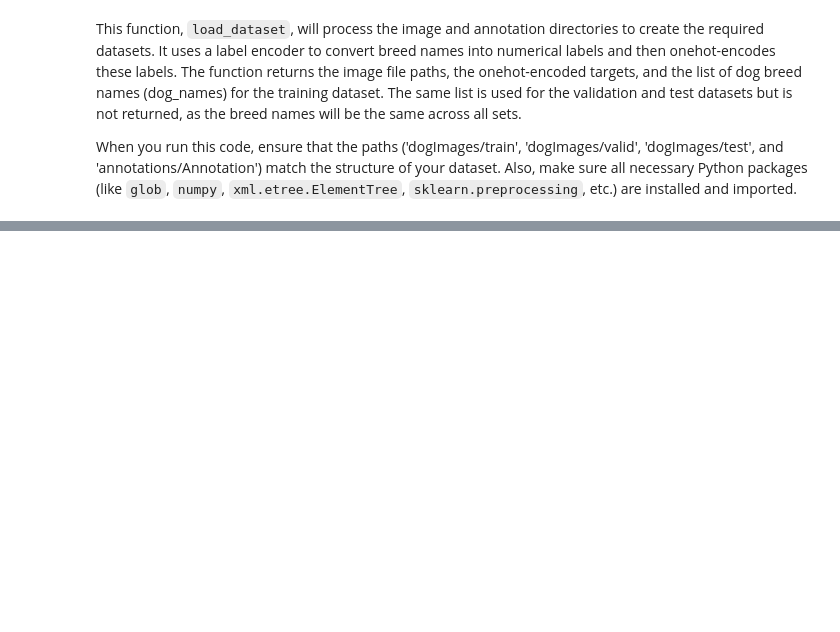
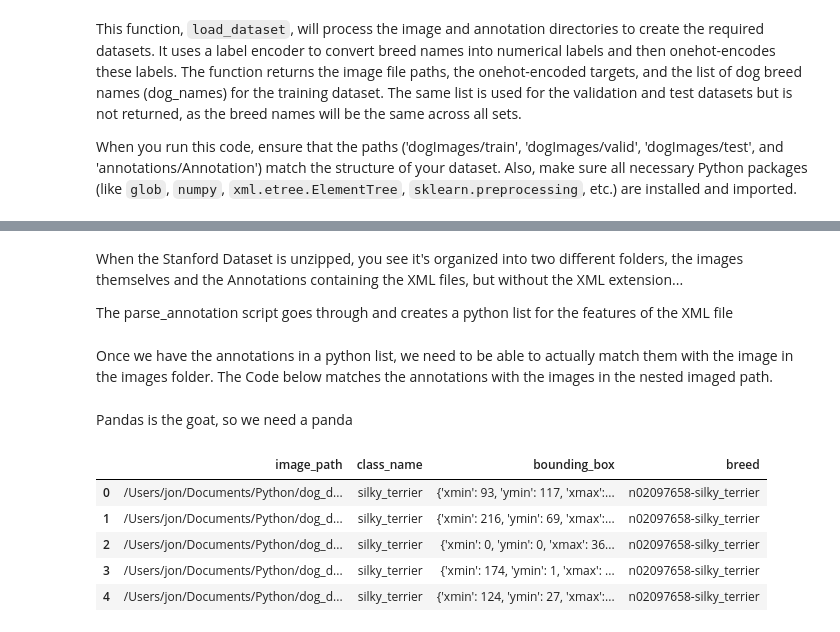
Before and after one commit to jdbarker17/dog_detector, a Jupyter notebook: dog_model.ipynb, the cells around one changed output, grey strips where cells are left out. Drawn from its saved outputs; the diff is of its cells as text; code cells hidden in the pictures; blank space fills up the shorter version.

Commit message:
Inclusion of data cleaning

```diff
--- a/dog_model.ipynb
+++ b/dog_model.ipynb
@@ -132,0 +67,4 @@ cd ../
+# %% [markdown]
+When the Stanford Dataset is unzipped, you see it's organized into two different folders, the images themselves and the Annotations containing the XML files, but without the XML extension...
+
+The parse_annotation script goes through and creates a python list for the features of the XML file
@@ -132,0 +90,42 @@ cd ../
+# %% [markdown]
+Once we have the annotations in a python list, we need to be able to actually match them with the image in the images folder. The Code below matches the annotations with the images in the nested imaged path.
+# %%
+# Step 2: Loop through annotations and match with images
+
+# Paths to the images and annotations directories
+dataset_base_path = os.getcwd()  # Update this with the actual dataset path
+images_nested_path = os.path.join(dataset_base_path, 'dogImages', 'images', 'Images')
+annotations_nested_path = os.path.join(dataset_base_path, 'dogImages', 'annotations', 'Annotation')
+
+    # Extract data
+data = []
+nested_annotation_files = os.listdir(annotations_nested_path)
+
+
+for breed_folder in nested_annotation_files:
+        breed_annotation_path = os.path.join(annotations_nested_path, breed_folder)
+        if os.path.isdir(breed_annotation_path):
+            for annotation_file in os.listdir(breed_annotation_path):
+                annotation_path = os.path.join(breed_annotation_path, annotation_file)
+                if os.path.isfile(annotation_path):
+                    annotation_data = parse_annotation(annotation_path)
+                    image_path = os.path.join(images_nested_path, breed_folder, annotation_data["filename"] + ".jpg")
+                    data.append({
+                        "image_path": image_path,
+                        "class_name": annotation_data["class_name"],
+                        "bounding_box": annotation_data["bndbox"],
+                        "breed": breed_folder
+                    })
+# %% [markdown]
+Pandas is the goat, so we need a panda
+# %%
+# Create DataFrame
+df = pd.DataFrame(data)
+df.head()
+# %% [output]
+|  | image_path | class_name | bounding_box | breed |
+| 0 | /Users/jon/Documents/Python/dog_d... | silky_terrier | {'xmin': 93, 'ymin': 117, 'xmax':... | n02097658-silky_terrier |
+| 1 | /Users/jon/Documents/Python/dog_d... | silky_terrier | {'xmin': 216, 'ymin': 69, 'xmax':... | n02097658-silky_terrier |
+| 2 | /Users/jon/Documents/Python/dog_d... | silky_terrier | {'xmin': 0, 'ymin': 0, 'xmax': 36... | n02097658-silky_terrier |
+| 3 | /Users/jon/Documents/Python/dog_d... | silky_terrier | {'xmin': 174, 'ymin': 1, 'xmax': ... | n02097658-silky_terrier |
+| 4 | /Users/jon/Documents/Python/dog_d... | silky_terrier | {'xmin': 124, 'ymin': 27, 'xmax':... | n02097658-silky_terrier |
```
Also changed, not shown: parts of 30 cells of this notebook.
